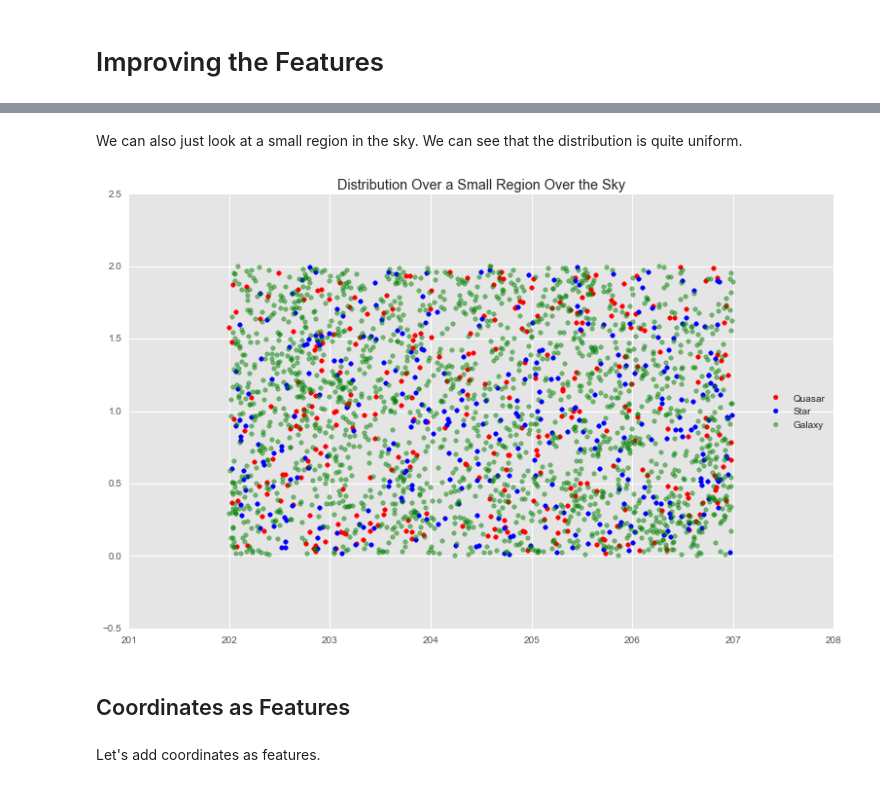
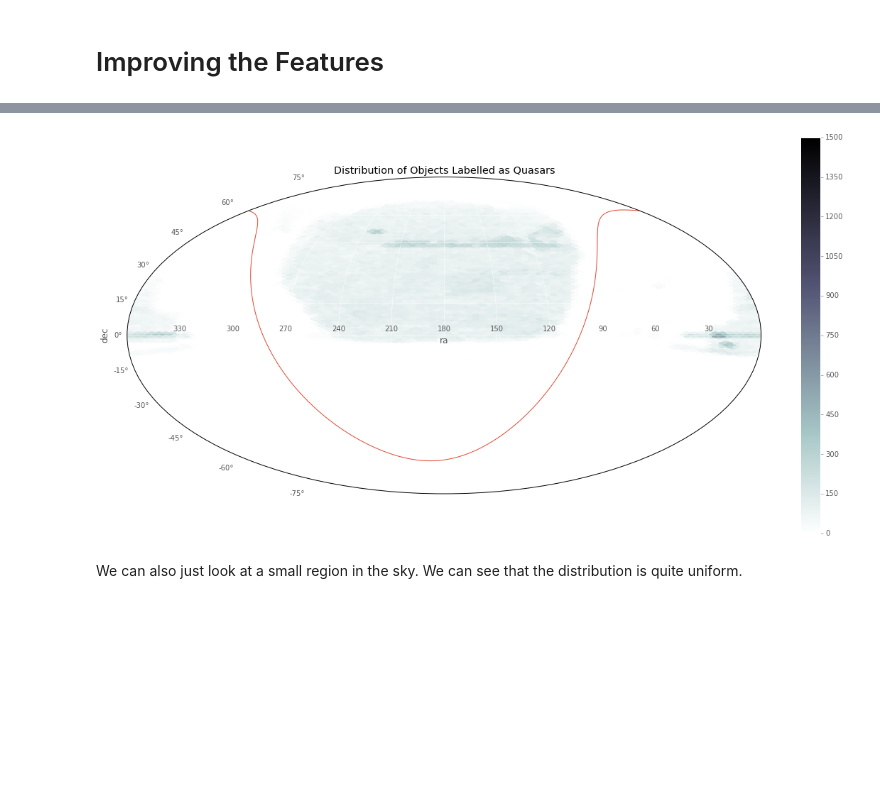
Before and after one commit to chengsoonong/mclass-sky, a Jupyter notebook: sdss_features.ipynb, the cells around one changed output, grey strips where cells are left out. Drawn from its saved outputs; the diff is of its cells as text; code cells hidden in the pictures; blank space fills up the shorter version.

```diff
--- a/sdss_features.ipynb
+++ b/sdss_features.ipynb
@@ -57,20 +113,6 @@ sns.jointplot(sdss[sdss['class']=='Galaxy']['ra'], sdss[sdss['class']=='Galaxy']
+# %%
+plot_hex_map(quasar_ra, quasar_dec, origin=180, title='Distribution of Objects Labelled as Quasars', milky_way=True)
+# %% [output]
+[figure, added]
 # %% [markdown]
 We can also just look at a small region in the sky. We can see that the distribution is quite uniform.
-# %%
-ra_small = np.logical_and(sdss['ra'] < 207, sdss['ra'] > 202)
-dec_small = np.logical_and(sdss['dec'] > 0, sdss['dec'] < 2)
-ra_dec_small = np.logical_and(ra_small, dec_small)
-sdss = sdss[ra_dec_small]
-fig, ax = plt.subplots(figsize=(13, 8))
-ax.scatter(sdss[sdss['class']=='Quasar']['ra'], sdss[sdss['class']=='Quasar']['dec'], color='red', label='Quasar')
-ax.scatter(sdss[sdss['class']=='Star']['ra'], sdss[sdss['class']=='Star']['dec'], color='blue', label='Star')
-ax.scatter(sdss[sdss['class']=='Galaxy']['ra'], sdss[sdss['class']=='Galaxy']['dec'], color='green', alpha=0.5 , label='Galaxy')
-ax.legend(loc='right')
-ax.set_title('Distribution Over a Small Region Over the Sky')
-plt.show()
-# %% [output]
-[figure, removed]
-# %% [markdown]
-## Coordinates as Features
-# %% [markdown]
-Let's add coordinates as features.
```
Also changed, not shown: parts of 68 cells of this notebook.
